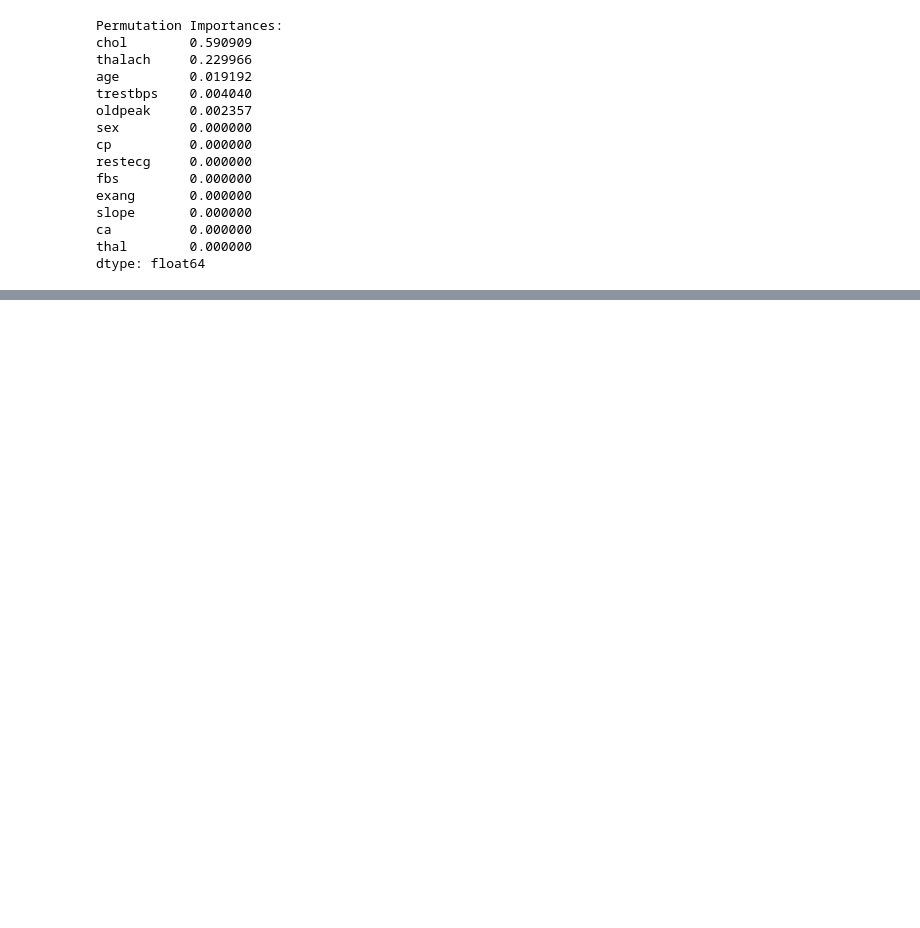
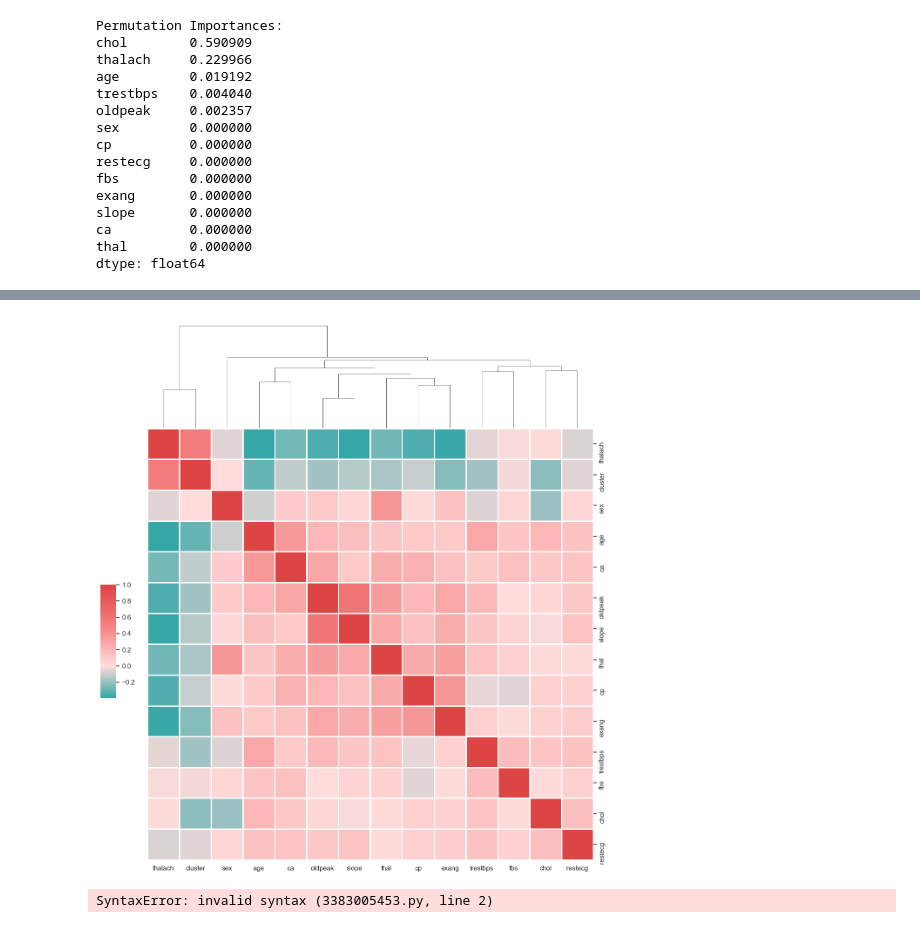
Before and after one commit to PietroMondini/Clustering, a Jupyter notebook: K_means_heart_diseases.ipynb, the cells around one changed output, grey strips where cells are left out. Drawn from its saved outputs; the diff is of its cells as text; code cells hidden in the pictures; blank space fills up the shorter version.

Commit message:
adding graphs for features

```diff
--- a/K_means_heart_diseases.ipynb
+++ b/K_means_heart_diseases.ipynb
@@ -173,0 +176,17 @@ plt.savefig(r'heatmap_of_cluster.png', transparent=True, bbox_inches='tight')
+# %%
+sns.set_theme()
+
+# Convert the palette to vectors that will be drawn on the side of the matrix
+networks = df.columns.get_level_values(0).unique()
+
+# Draw the full plot
+g = sns.clustermap(df.corr(), center=0, cmap=cmap,
+                   col_cluster=True,
+                   dendrogram_ratio=(.1, .2),
+                   cbar_pos=(.02, .32, .03, .2),
+                   linewidths=.75, figsize=(12, 13))
+
+g.ax_row_dendrogram.remove()
+plt.savefig(r'clustermap_of_features.png', transparent=True, bbox_inches='tight')
+# %% [output]
+[figure, added]
@@ -173,0 +209,10 @@ plt.savefig(r'heatmap_of_cluster.png', transparent=True, bbox_inches='tight')
+# %%
+for col in df.columns:
+    categories = health_disease.variables
+    tp = categories[categories['name'] == col]['type'].values[0]
+    if tp == 'categorical':
+        boxplot(df, col)
+    else:
+        barplot(df, col)
+# %% [output]
+SyntaxError: invalid syntax (3383005453.py, line 2)
```
Also changed, not shown: parts of 5 cells of this notebook, 21 other files.
